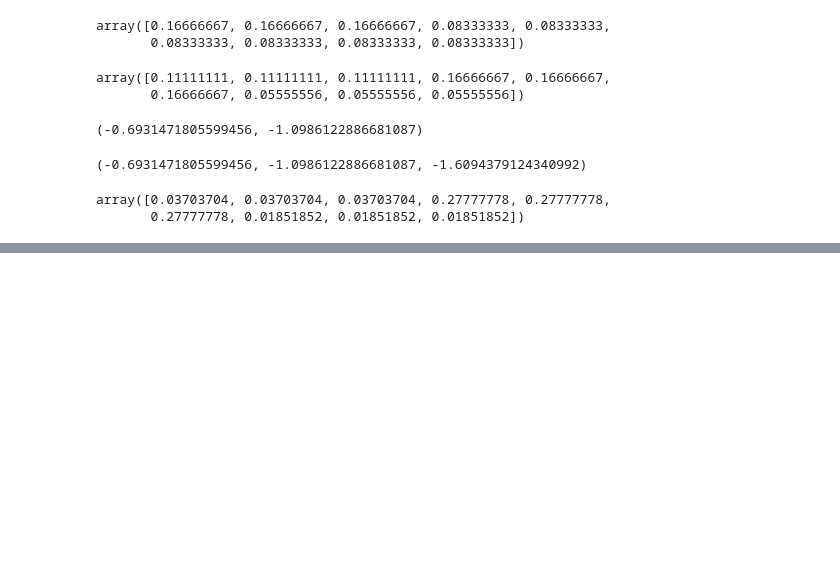
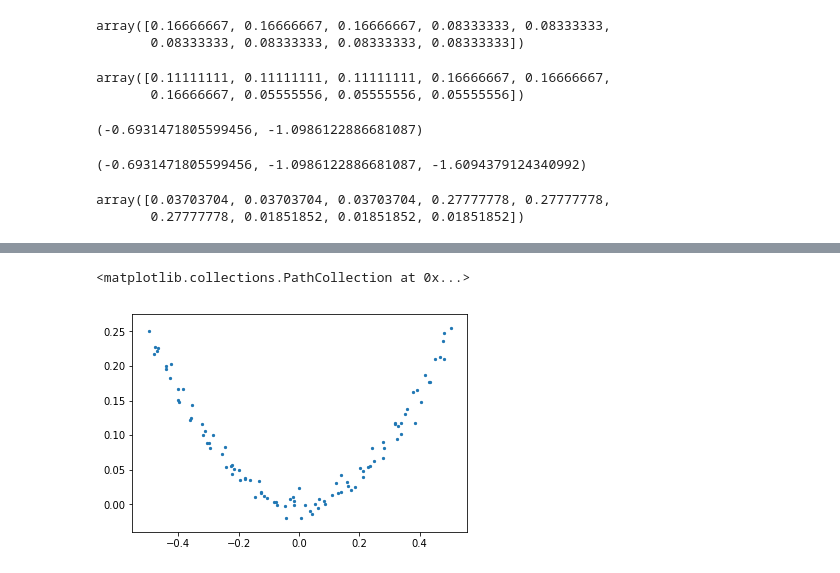
Before and after one commit to gerdm/machine_learning, a Jupyter notebook: scikitlearn_tflow/Ensemble.ipynb, the cells around one changed output, grey strips where cells are left out. Cells and saved outputs as stored; diff of their text form; code cells hidden in the pictures; blank space fills up the shorter version.

```diff
--- a/scikitlearn_tflow/Ensemble.ipynb
+++ b/scikitlearn_tflow/Ensemble.ipynb
@@ -391,0 +386,14 @@ True
+# %%
+from numpy.random import randn, seed
+from sklearn.tree import DecisionTreeRegressor
+
+seed(314)
+nsamples = 100
+x = np.linspace(-0.5, 0.5, nsamples) + randn(nsamples) * 0.01
+y = x ** 2 + randn(nsamples) * 0.01
+x = x.reshape(-1, 1)
+
+plt.scatter(x, y, s=5)
+# %% [output]
+<matplotlib.collections.PathCollection at 0x...>
+[figure, added]
```
Also changed, not shown: parts of 13 cells of this notebook.
